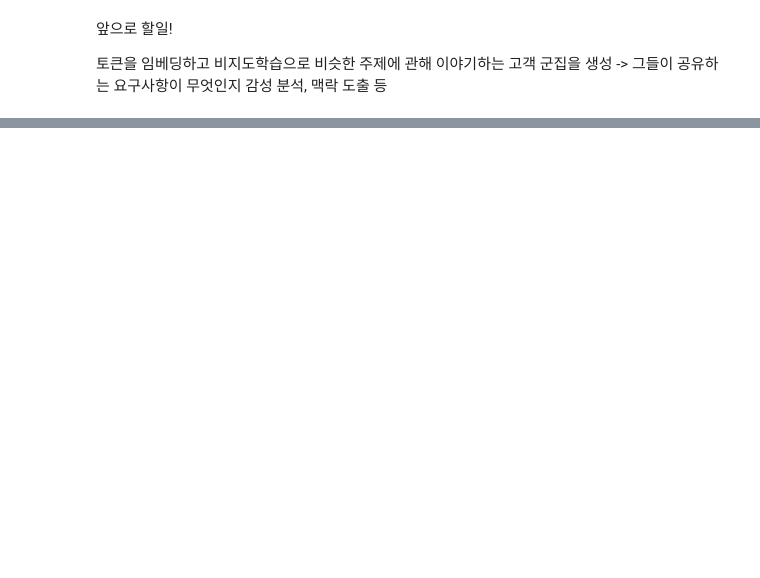
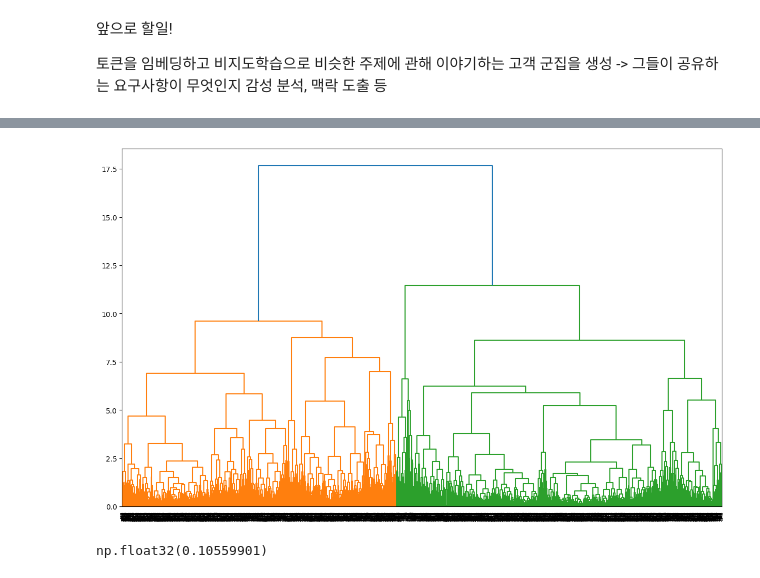
Before and after one commit to donna6355/study_python, a Jupyter notebook: ml_pre_processing.ipynb, the cells around one changed output, grey strips where cells are left out. Cells and saved outputs as stored; diff of their text form; code cells hidden in the pictures; blank space fills up the shorter version.

```diff
--- a/ml_pre_processing.ipynb
+++ b/ml_pre_processing.ipynb
@@ -159,0 +164,16 @@ df
+# %%
+#embedding Doc2Vec
+
+tagged_corpus_list = []
+for index, row in df.iterrows():
+  text = row['token']
+  tag = f'document {index}'
+  tagged_corpus_list.append(TaggedDocument(tags = [tag], words = text))
+# len(tagged_corpus_list)
+
+d2v_model = Doc2Vec(vector_size=300, window = 5, dm=1)
+d2v_model.build_vocab(tagged_corpus_list)
+d2v_model.train(tagged_corpus_list, total_examples=d2v_model.corpus_count, epochs = 30)
+# %%
+df['vector'] = [d2v_model.dv.get_vector(f'document {i}') for i in df.index]
+df
@@ -159,0 +194,22 @@ df
+# %%
+from scipy.cluster.hierarchy import dendrogram, linkage
+import matplotlib.pyplot as plt
+
+#dendrogram 시각화로 적절한 클러스터 사이즈를 예측해본다
+#method="ward" -> 거리가 아닌 밀도기반
+linked = linkage(list(df['vector']), method="ward")
+plt.figure(figsize=(15,9))
+dendrogram(linked)
+plt.show()
+# %% [output]
+[figure, added]
+# %%
+from sklearn.metrics import silhouette_score
+from sklearn.cluster import AgglomerativeClustering
+
+agg = AgglomerativeClustering(n_clusters = 2, linkage = 'ward')
+prediction = agg.fit_predict(list(df['vector']))
+score = silhouette_score(list(df['vector']),prediction)
+score
+# %% [output]
+np.float32(0.10559901)
```
Also changed, not shown: parts of 18 cells of this notebook.
